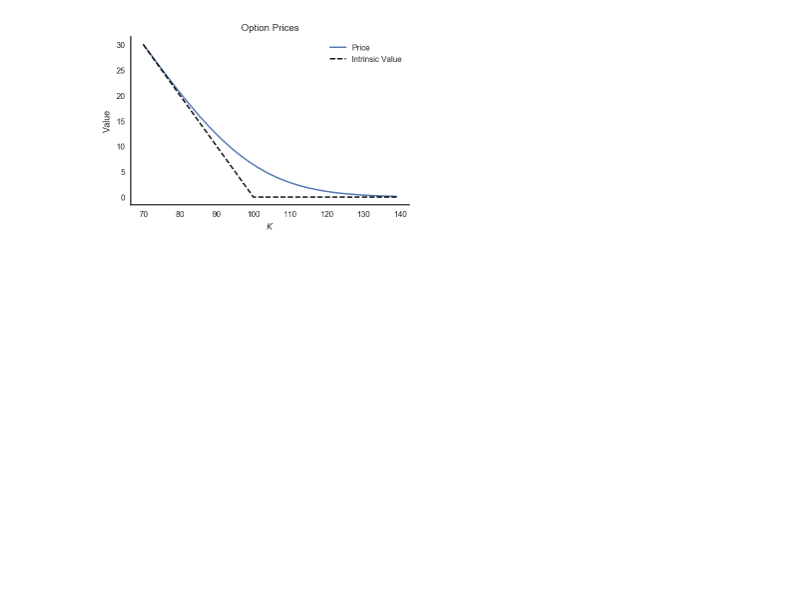
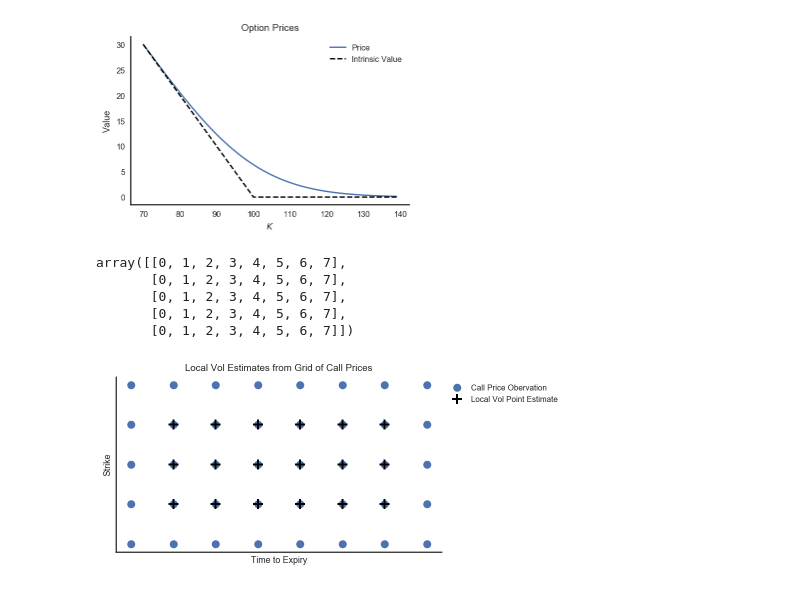
Before and after one commit to frtennis1/am205-options, a Jupyter notebook: Report Figures.ipynb, the cells around one changed output. Cells and saved outputs as stored; diff of their text form; code cells hidden in the pictures; blank space fills up the shorter version.

Commit message:
Update report.

```diff
--- a/Report Figures.ipynb
+++ b/Report Figures.ipynb
@@ -64,3 +64,27 @@ plt.legend();
 plt.savefig('report/figs/intrinsicvalue.eps')
 # %% [output]
 [figure]
+# %%
+x, y = np.meshgrid(range(8), range(5))
+x1, y1 = np.meshgrid(range(1,7), range(1,4))
+# %%
+x
+# %% [output]
+array([[0, 1, 2, 3, 4, 5, 6, 7],
+       [0, 1, 2, 3, 4, 5, 6, 7],
+       [0, 1, 2, 3, 4, 5, 6, 7],
+       [0, 1, 2, 3, 4, 5, 6, 7],
+       [0, 1, 2, 3, 4, 5, 6, 7]])
+# %%
+plt.plot(x.flatten(), y.flatten(), 'o', markersize=8, label='Call Price Obervation')
+plt.plot(x1.flatten(), y1.flatten(), '+', c='k', mew=2, markersize=10, label='Local Vol Point Estimate')
+plt.xlabel('Time to Expiry')
+plt.ylabel('Strike')
+lgd = plt.legend(bbox_to_anchor=(1,1), loc='upper left')
+plt.xticks([]); plt.yticks([])
+plt.title('Local Vol Estimates from Grid of Call Prices')
+sns.despine()
+plt.tight_layout()
+plt.savefig('report/figs/localvolgrid.eps', bbox_extra_artists=(lgd,), bbox_inches='tight')
+# %% [output]
+[figure, added]
```
Also changed, not shown: 4 other files.
